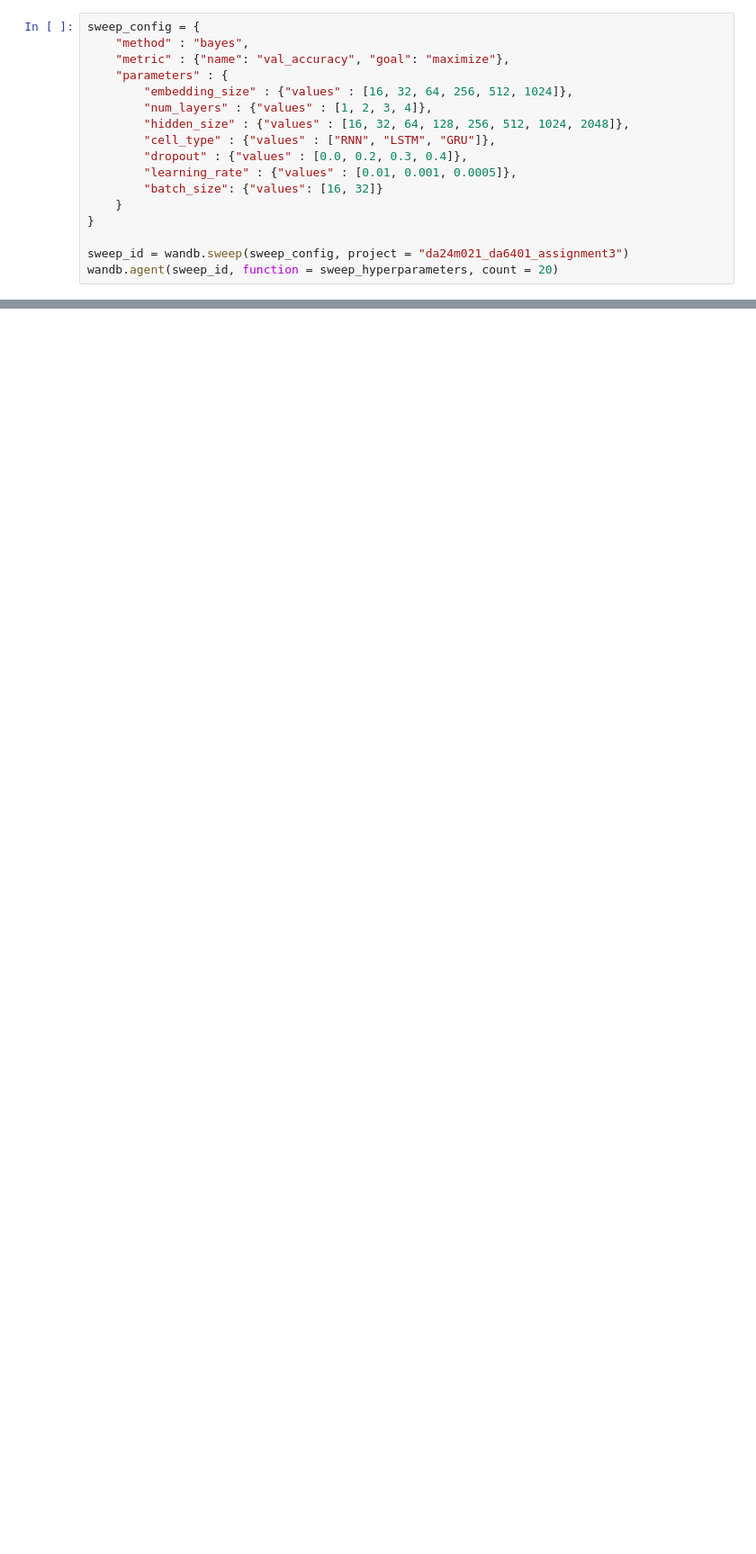
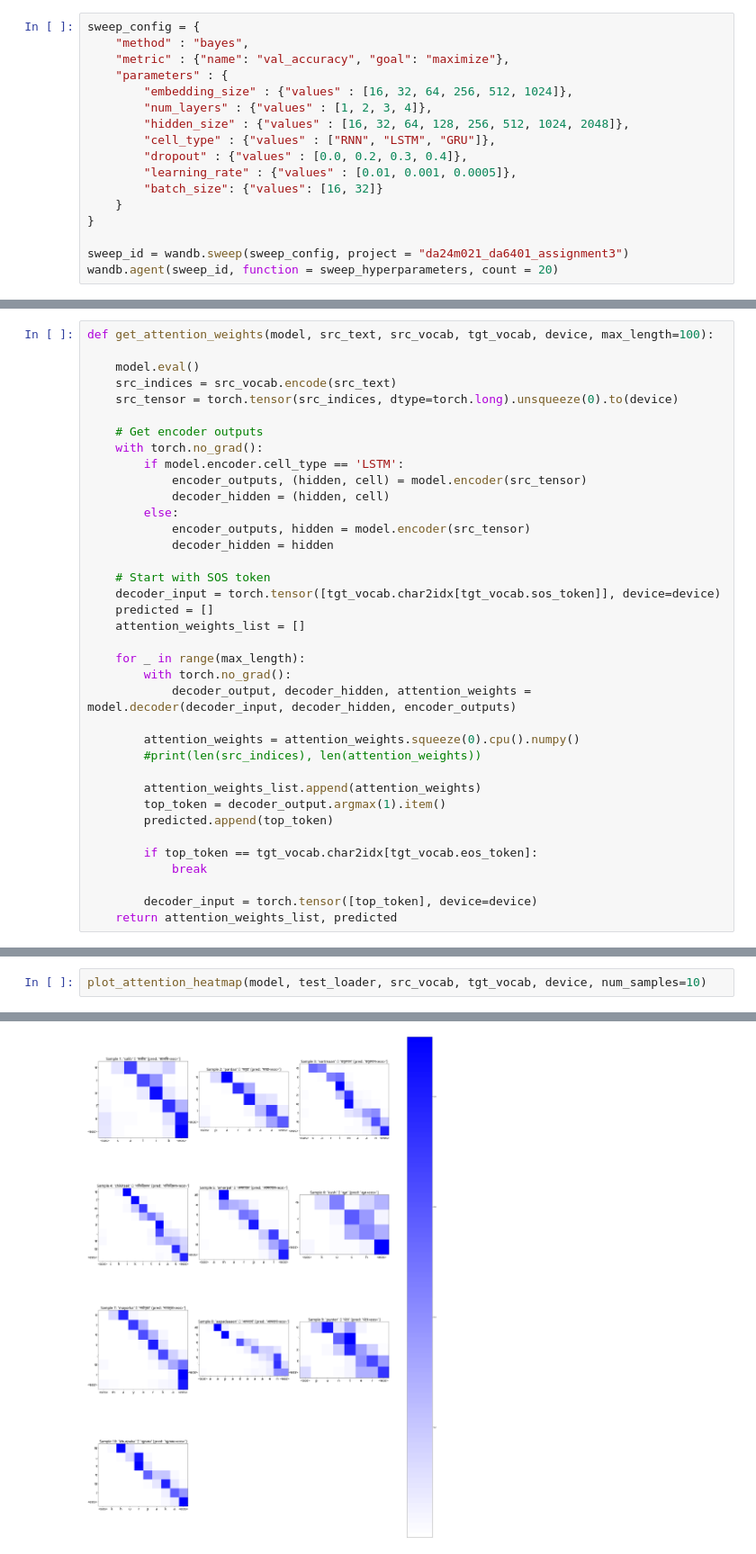
Before and after one commit to Siddhant-DA24M021/da6401_assignment3, a Jupyter notebook: da6401_assignment3.ipynb, the cells around one changed output, grey strips where cells are left out. Shown at 90% size. Drawn from its saved outputs; the diff is of its cells as text; blank space fills up the shorter version.

```diff
--- a/da6401_assignment3.ipynb
+++ b/da6401_assignment3.ipynb
@@ -1331,0 +1518,37 @@ wandb.agent(sweep_id, function = sweep_hyperparameters, count = 20)
+# %%
+def get_attention_weights(model, src_text, src_vocab, tgt_vocab, device, max_length=100):
+
+    model.eval()
+    src_indices = src_vocab.encode(src_text)
+    src_tensor = torch.tensor(src_indices, dtype=torch.long).unsqueeze(0).to(device)
+
+    # Get encoder outputs
+    with torch.no_grad():
+        if model.encoder.cell_type == 'LSTM':
+            encoder_outputs, (hidden, cell) = model.encoder(src_tensor)
+            decoder_hidden = (hidden, cell)
+        else:
+            encoder_outputs, hidden = model.encoder(src_tensor)
+            decoder_hidden = hidden
+
+    # Start with SOS token
+    decoder_input = torch.tensor([tgt_vocab.char2idx[tgt_vocab.sos_token]], device=device)
+    predicted = []
+    attention_weights_list = []
+
+    for _ in range(max_length):
+        with torch.no_grad():
+            decoder_output, decoder_hidden, attention_weights = model.decoder(decoder_input, decoder_hidden, encoder_outputs)
+
+        attention_weights = attention_weights.squeeze(0).cpu().numpy()
+        #print(len(src_indices), len(attention_weights))
+
+        attention_weights_list.append(attention_weights)
+        top_token = decoder_output.argmax(1).item()
+        predicted.append(top_token)
+
+        if top_token == tgt_vocab.char2idx[tgt_vocab.eos_token]:
+            break
+
+        decoder_input = torch.tensor([top_token], device=device)
+    return attention_weights_list, predicted
@@ -1331,0 +1605,3 @@ wandb.agent(sweep_id, function = sweep_hyperparameters, count = 20)
+# %%
+plot_attention_heatmap(model, test_loader, src_vocab, tgt_vocab, device, num_samples=10)
+# %% [output]
@@ -1331,0 +1619 @@ wandb.agent(sweep_id, function = sweep_hyperparameters, count = 20)
+[figure, added]
```
Also changed, not shown: parts of 25 cells of this notebook, 5 other files.
